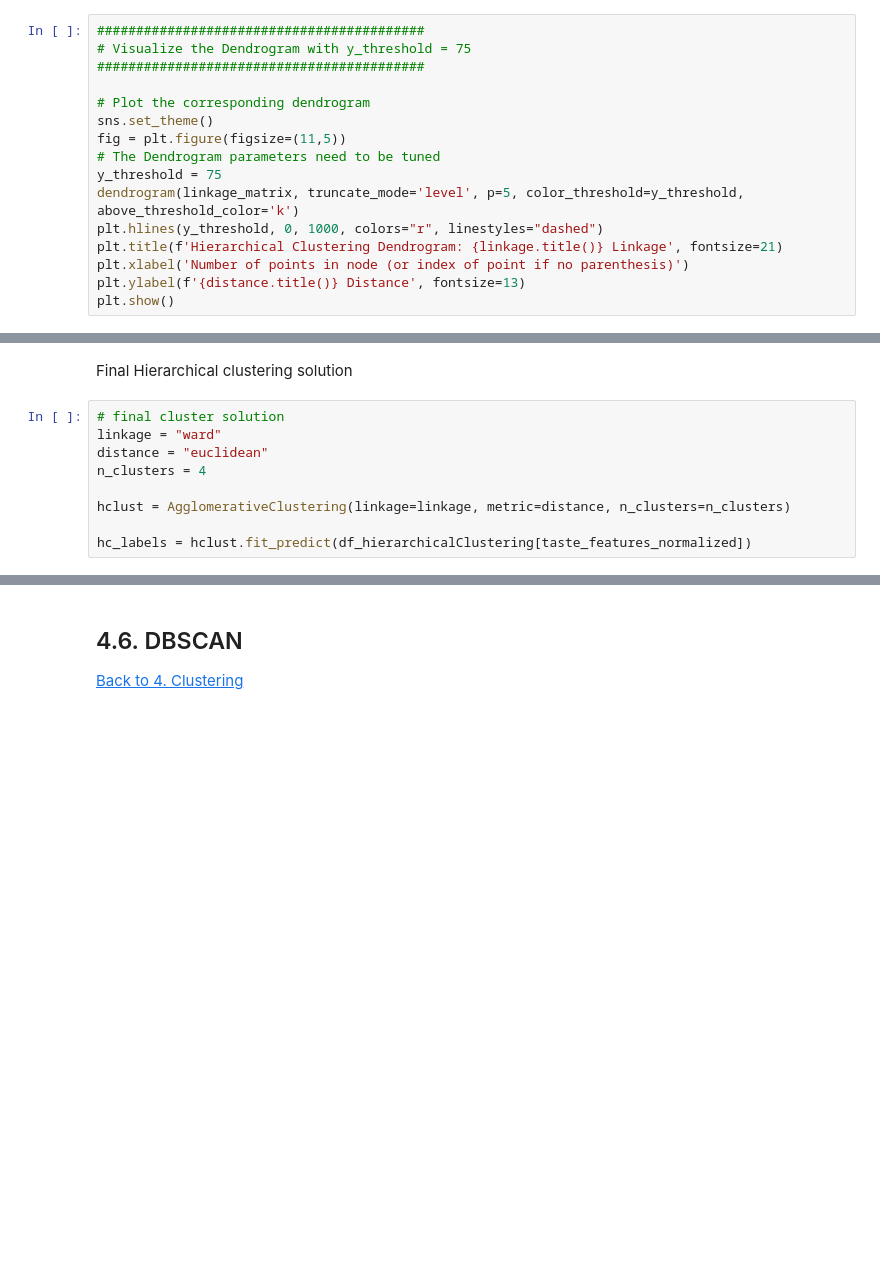
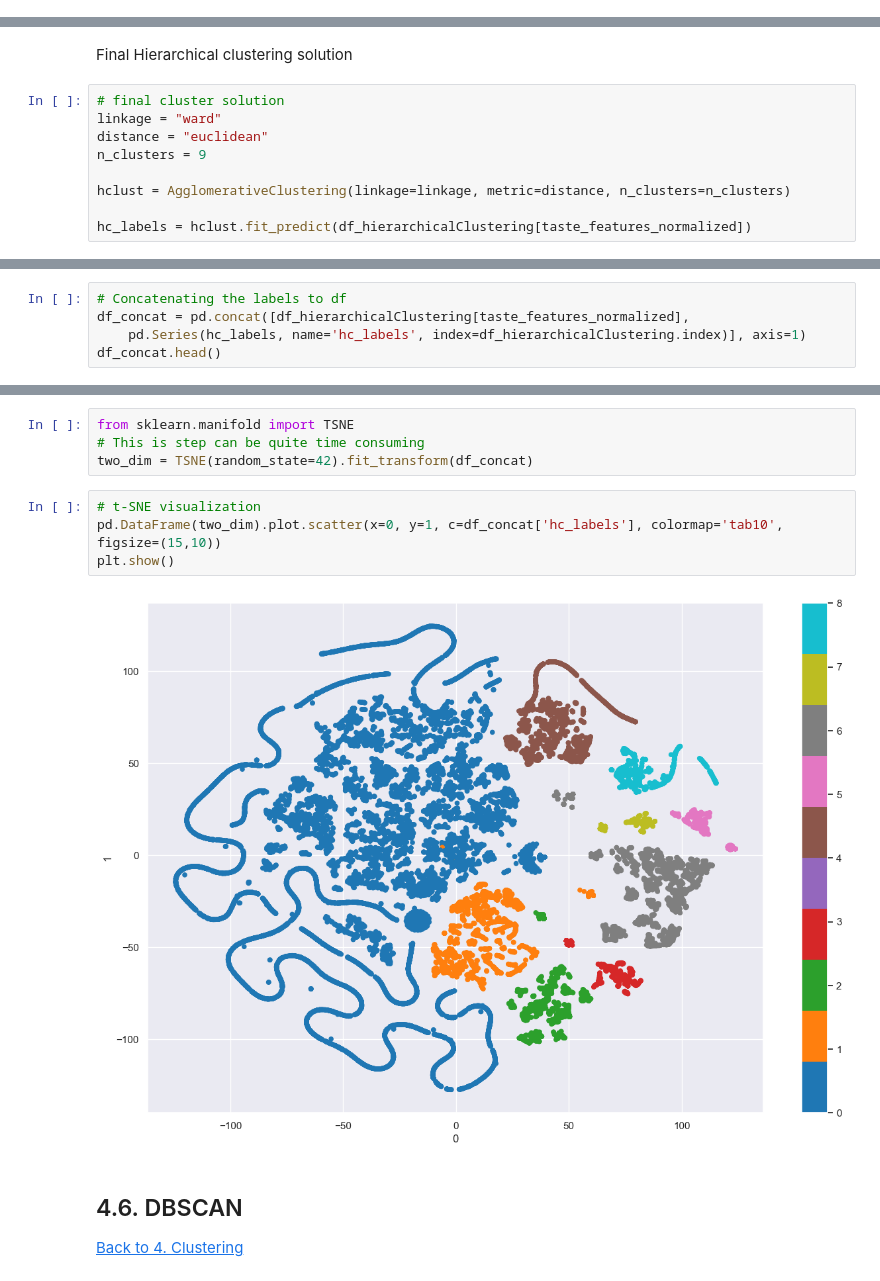
Before and after one commit to SvenGoerdes/CustomerSegmentationDataMining, a Jupyter notebook: deliverables/DM2425_Part2_10_02.ipynb, the cells around one changed output, grey strips where cells are left out. Drawn from its saved outputs; the diff is of its cells as text; blank space fills up the shorter version.

```diff
--- a/deliverables/DM2425_Part2_10_02.ipynb
+++ b/deliverables/DM2425_Part2_10_02.ipynb
@@ -669,19 +694,3 @@ plt.show()
-# %%
-##########################################
-# Visualize the Dendrogram with y_threshold = 75
-##########################################
-
-# Plot the corresponding dendrogram
-sns.set_theme()
-fig = plt.figure(figsize=(11,5))
-# The Dendrogram parameters need to be tuned
-y_threshold = 75
-dendrogram(linkage_matrix, truncate_mode='level', p=5, color_threshold=y_threshold, above_threshold_color='k')
-plt.hlines(y_threshold, 0, 1000, colors="r", linestyles="dashed")
-plt.title(f'Hierarchical Clustering Dendrogram: {linkage.title()} Linkage', fontsize=21)
-plt.xlabel('Number of points in node (or index of point if no parenthesis)')
-plt.ylabel(f'{distance.title()} Distance', fontsize=13)
-plt.show()
 # %% [markdown]
 Test cluster solution for different amount of clusters
 # %%
@@ -728,7 +814,7 @@ Final Hierarchical clustering solution
 # final cluster solution
 linkage = "ward"
 distance = "euclidean"
-n_clusters = 4
+n_clusters = 9
 
 hclust = AgglomerativeClustering(linkage=linkage, metric=distance, n_clusters=n_clusters)
 
@@ -744,0 +845,5 @@ df_hierarchicalClustering_concat.groupby('labels').mean()
+# %%
+# Concatenating the labels to df
+df_concat = pd.concat([df_hierarchicalClustering[taste_features_normalized],
+    pd.Series(hc_labels, name='hc_labels', index=df_hierarchicalClustering.index)], axis=1)
+df_concat.head()
@@ -745,3 +858,13 @@ df_hierarchicalClustering_concat.groupby('labels').mean()
+# %%
+from sklearn.manifold import TSNE
+# This is step can be quite time consuming
+two_dim = TSNE(random_state=42).fit_transform(df_concat)
+# %%
+# t-SNE visualization
+pd.DataFrame(two_dim).plot.scatter(x=0, y=1, c=df_concat['hc_labels'], colormap='tab10', figsize=(15,10))
+plt.show()
+# %% [output]
+[figure, added]
 # %% [markdown]
 ## 4.6. DBSCAN <a class="anchor" id="dbscan"></a>
 [Back to 4. Clustering](#clustering)<br>
```
Also changed, not shown: parts of 17 cells of this notebook, 1 other file.
